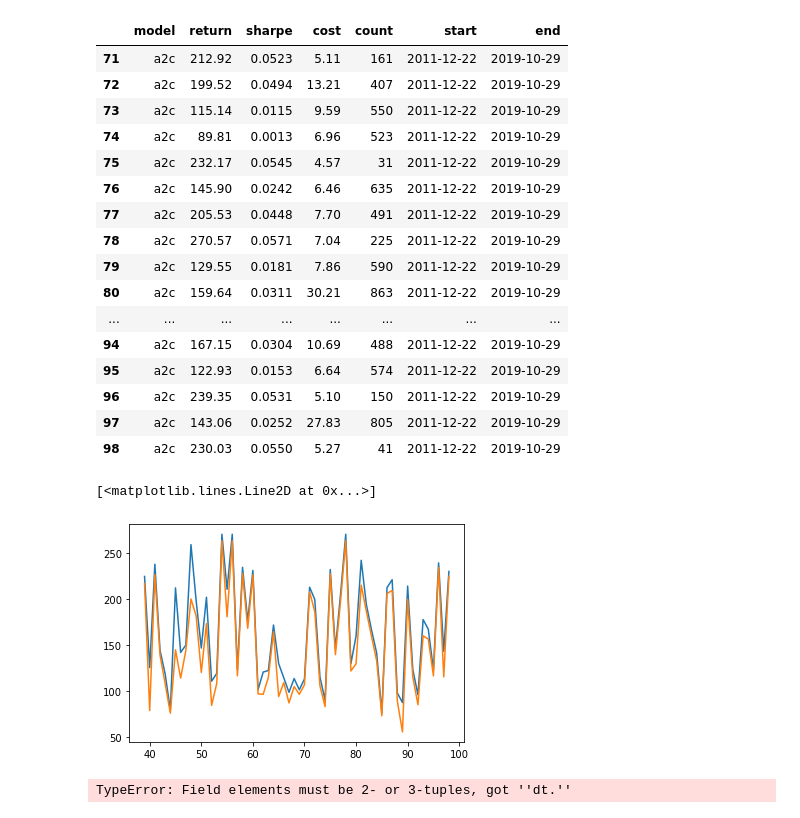
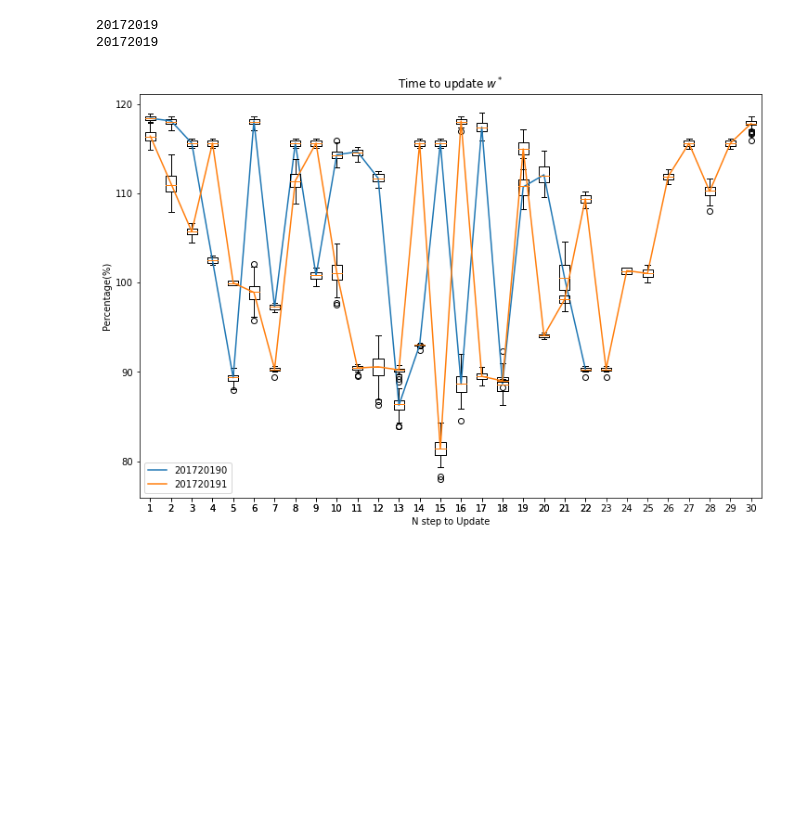
Before and after one commit to XGungo/AutoRebalanceRL, a Jupyter notebook: convex.ipynb, the cells around one changed output. Drawn from its saved outputs; the diff is of its cells as text; code cells hidden in the pictures; blank space fills up the shorter version.

```diff
--- a/convex.ipynb
+++ b/convex.ipynb
@@ -5,31 +5,3 @@ import numpy as np
 import scipy as sp
 import pandas as pd
 import util
-# %%
-df = pd.read_csv('results.csv')
-df[-28:]
-# %% [output]
-|  | model | return | sharpe | cost | count | start | end |
-| 71 | a2c | 212.92 | 0.0523 | 5.11 | 161 | 2011-12-22 | 2019-10-29 |
-| 72 | a2c | 199.52 | 0.0494 | 13.21 | 407 | 2011-12-22 | 2019-10-29 |
-| 73 | a2c | 115.14 | 0.0115 | 9.59 | 550 | 2011-12-22 | 2019-10-29 |
-| 74 | a2c | 89.81 | 0.0013 | 6.96 | 523 | 2011-12-22 | 2019-10-29 |
-| 75 | a2c | 232.17 | 0.0545 | 4.57 | 31 | 2011-12-22 | 2019-10-29 |
-| 76 | a2c | 145.90 | 0.0242 | 6.46 | 635 | 2011-12-22 | 2019-10-29 |
-| 77 | a2c | 205.53 | 0.0448 | 7.70 | 491 | 2011-12-22 | 2019-10-29 |
-| 78 | a2c | 270.57 | 0.0571 | 7.04 | 225 | 2011-12-22 | 2019-10-29 |
-| 79 | a2c | 129.55 | 0.0181 | 7.86 | 590 | 2011-12-22 | 2019-10-29 |
-| 80 | a2c | 159.64 | 0.0311 | 30.21 | 863 | 2011-12-22 | 2019-10-29 |
-| ... | ... | ... | ... | ... | ... | ... | ... |
-| 94 | a2c | 167.15 | 0.0304 | 10.69 | 488 | 2011-12-22 | 2019-10-29 |
-| 95 | a2c | 122.93 | 0.0153 | 6.64 | 574 | 2011-12-22 | 2019-10-29 |
-| 96 | a2c | 239.35 | 0.0531 | 5.10 | 150 | 2011-12-22 | 2019-10-29 |
-| 97 | a2c | 143.06 | 0.0252 | 27.83 | 805 | 2011-12-22 | 2019-10-29 |
-| 98 | a2c | 230.03 | 0.0550 | 5.27 | 41 | 2011-12-22 | 2019-10-29 |
-# %%
-plt.plot(df[-60:][' return'])
-# plt.plot(df[-100:][' cost'])
-plt.plot(df[-60:][' return'] - df[-60:][' cost'])
-# %% [output]
-[<matplotlib.lines.Line2D at 0x...>]
-[figure, removed]
@@ -41,6 +8,27 @@ df3 = pd.concat([df1,df2], ignore_index=False)
-# %%
-df = pd.read_csv("data/1990_2019_daily_data.csv", index_col='Dates')
-df.index = pd.to_datetime(df.index)
-df = df.sort_index()
-# %% [output]
-TypeError: Field elements must be 2- or 3-tuples, got ''dt.''
+# %%
+fig = plt.figure(figsize=(12,8))
+p = []
+counter = 0
+for file in ['2017-10-29_2019-10-29_a2c_results_year_error.csv', '2017-10-29_2019-10-29_a2c_results.csv']:
+    df = pd.read_csv(file)
+    Returns = []
+    means = []
+    for group,data in df.groupby('model'):
+        Returns.append(data['return'] - data['cost'])
+        means.append(np.mean(data['return'] - data['cost']))
+
+    plt.title(r'Time to update $w^*$')
+    plt.xlabel("N step to Update")
+    plt.ylabel("Percentage(%)")
+    boxpt = plt.boxplot(Returns)
+    print(file[:4]+file[11:15])
+    # line, = plt.plot(range(1, len(means)+1), means, label=file[:4]+file[11:15])
+    line, = plt.plot(range(1, len(means)+1), means, label=file[:4]+file[11:15]+f'{counter}')
+    p.append(line)
+    counter += 1
+plt.legend(handles = p)
+plt.savefig('n_step.png')
+# %% [output]
+20172019
+20172019
+[figure, added]
```
Also changed, not shown: parts of 14 cells of this notebook, 18 other files.
